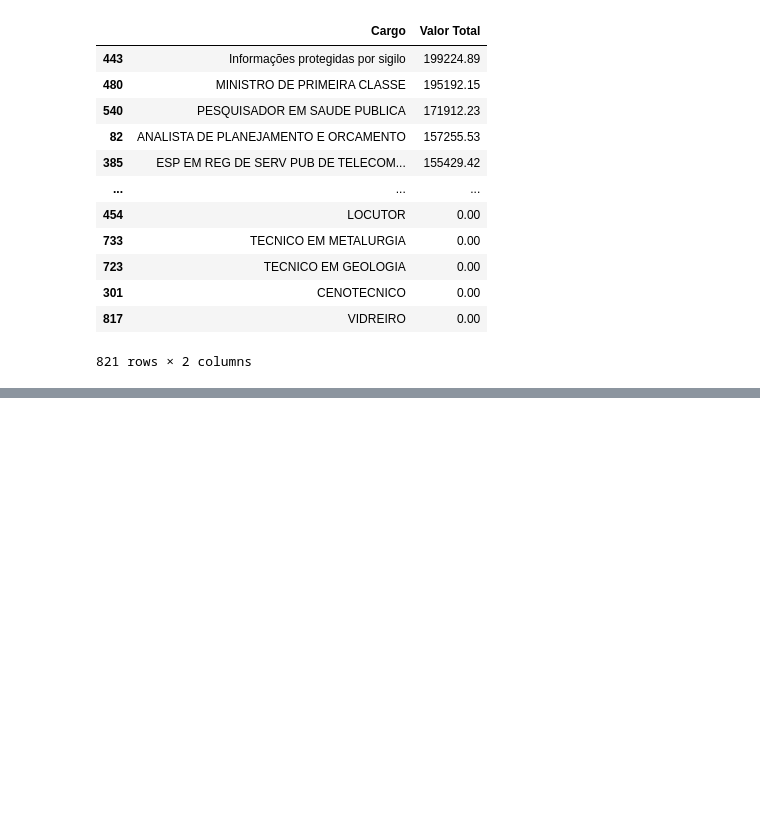
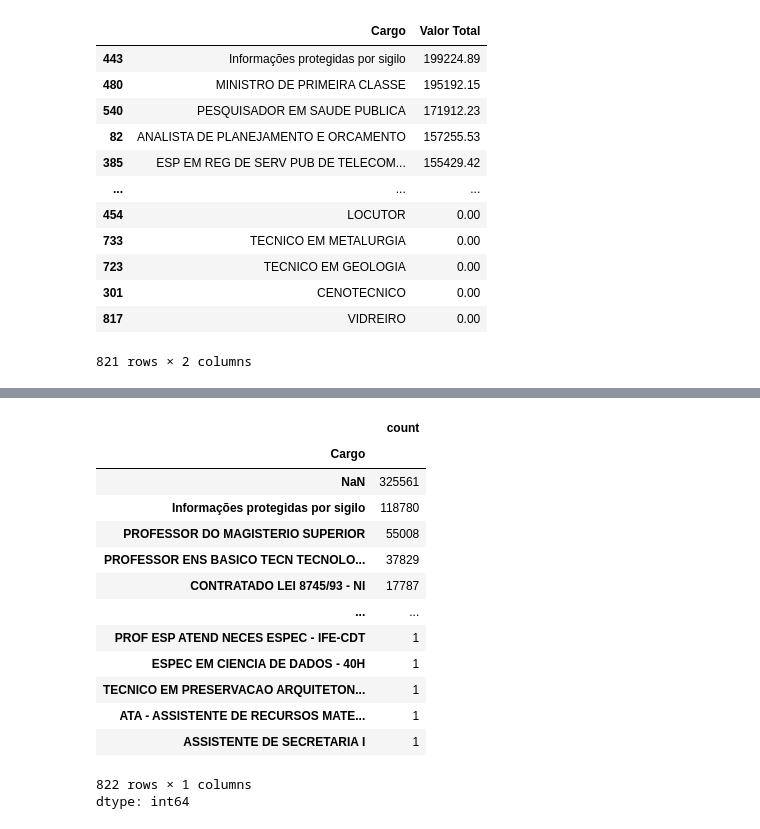
Before and after one commit to Guilherme31-code/miniguia-estudos-notebooklm., a Jupyter notebook: Untitled3.ipynb, the cells around one changed output, grey strips where cells are left out. Saved outputs shown, nothing was run; the diff lists cells and outputs as text; code cells hidden in the pictures; blank space fills up the shorter version.

```diff
--- a/Untitled3.ipynb
+++ b/Untitled3.ipynb
@@ -288,0 +347,18 @@ df_viagens.groupby('Cargo')['Valor Total'].max().reset_index().sort_values(by='V
+# %%
+df_viagens['Cargo'].value_counts(dropna=False)
+# %% [output]
+|  | count |
+| Cargo |  |
+| NaN | 325561 |
+| Informações protegidas por sigilo | 118780 |
+| PROFESSOR DO MAGISTERIO SUPERIOR | 55008 |
+| PROFESSOR ENS BASICO TECN TECNOLO... | 37829 |
+| CONTRATADO LEI 8745/93 - NI | 17787 |
+| ... | ... |
+| PROF ESP ATEND NECES ESPEC - IFE-CDT | 1 |
+| ESPEC EM CIENCIA DE DADOS - 40H | 1 |
+| TECNICO EM PRESERVACAO ARQUITETON... | 1 |
+| ATA - ASSISTENTE DE RECURSOS MATE... | 1 |
+| ASSISTENTE DE SECRETARIA I | 1 |
+822 rows × 1 columns
+dtype: int64
```
Also changed, not shown: parts of 16 cells of this notebook.
